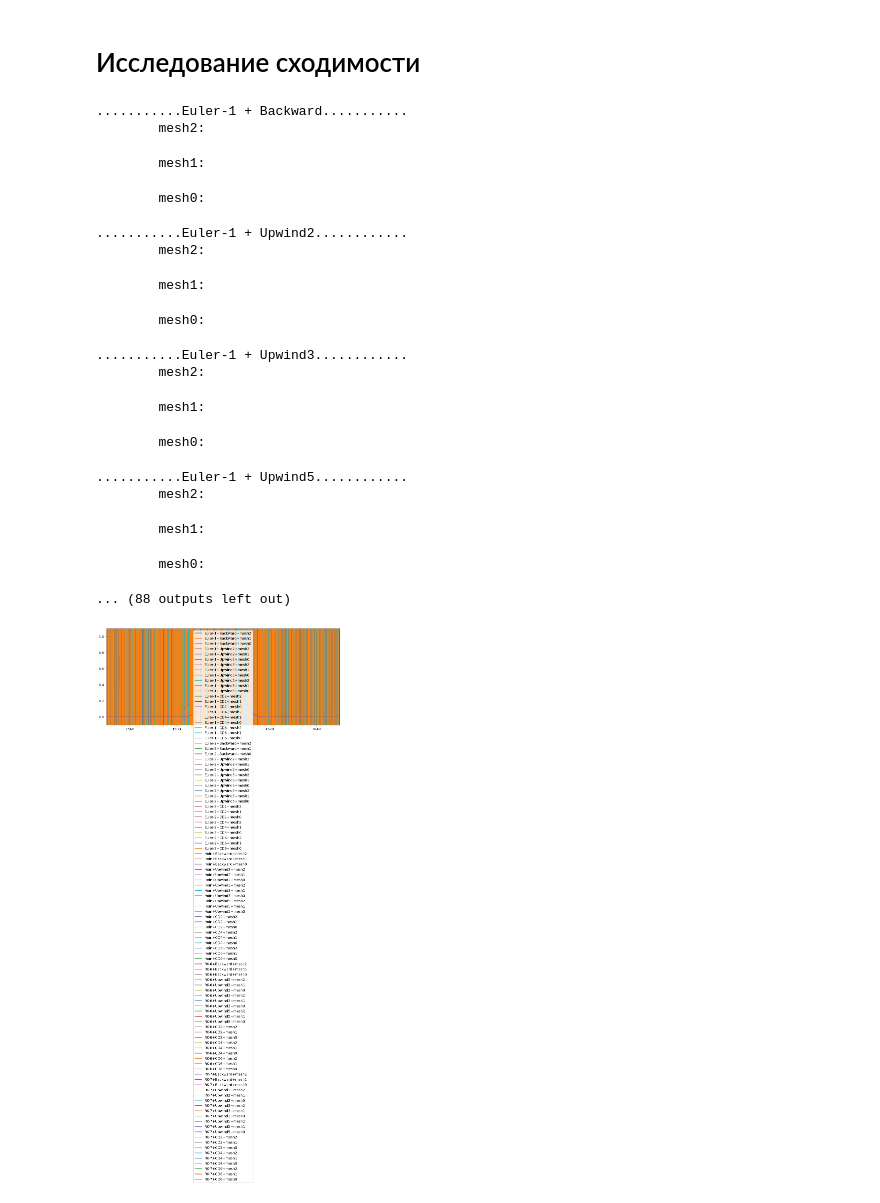
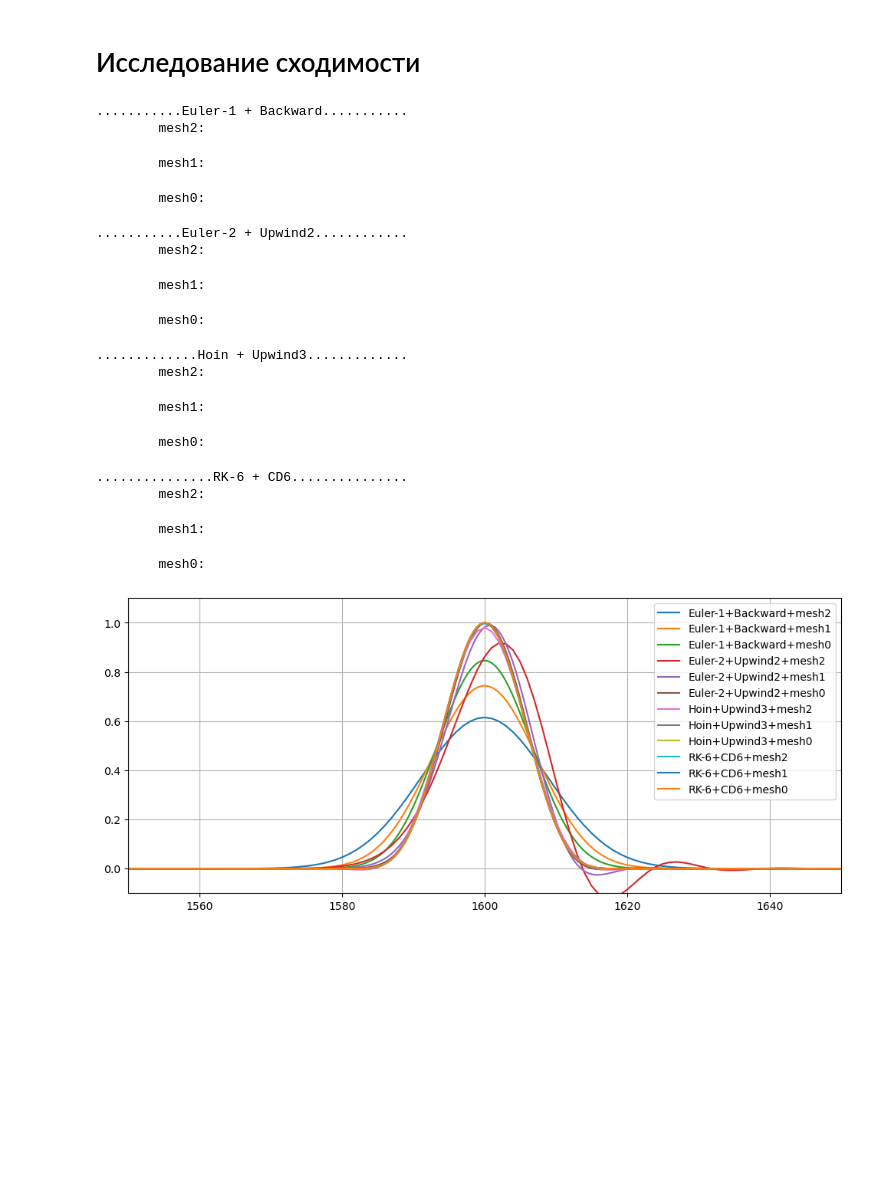
Before and after one commit to ruslan-shtin/computational_aerodynamics_on_Python, a Jupyter notebook: OneDimensionalProblems/Finite_difference_method/main_runner.ipynb, the cells around one changed output. Drawn from its saved outputs; the diff is of its cells as text; code cells hidden in the pictures; blank space fills up the shorter version.

```diff
--- a/OneDimensionalProblems/Finite_difference_method/main_runner.ipynb
+++ b/OneDimensionalProblems/Finite_difference_method/main_runner.ipynb
@@ -97,13 +97,11 @@ XRIGHT = 3000
 mesh2 = models.Mesh(XLEFT, XRIGHT, N=3001)
 mesh1 = mesh2.get_twice_grid()
 mesh0 = mesh1.get_twice_grid()
-mesh00 = mesh0.get_twice_grid()
 
 meshes_kw = {
     "mesh2" : mesh2,
     "mesh1" : mesh1,
     "mesh0" : mesh0,
-    "mesh00" : mesh00,
 }
 # %%
 Cu = 0.5
@@ -143,7 +149,8 @@ mesh_list += ["mesh0"]
 # %%
 solutions_kw = dict()
-for time_step_method in time_step_methods_list:
-    for space_deriv_approx_method in space_deriv_approx_methods_list:
+# for time_step_method in time_step_methods_list:
+#     for space_deriv_approx_method in space_deriv_approx_methods_list:
+for (time_step_method, space_deriv_approx_method) in calc_modes:
         print(f"{time_step_method} + {space_deriv_approx_method}".center(40, "."))
         for mesh_name in mesh_list:
             print(f"\t{mesh_name}:")
@@ -157,37 +164,37 @@ for time_step_method in time_step_methods_list:
         mesh2:
         mesh1:
         mesh0:
-...........Euler-1 + Upwind2............
+...........Euler-2 + Upwind2............
         mesh2:
         mesh1:
         mesh0:
-...........Euler-1 + Upwind3............
+.............Hoin + Upwind3.............
         mesh2:
         mesh1:
         mesh0:
-...........Euler-1 + Upwind5............
+...............RK-6 + CD6...............
         mesh2:
         mesh1:
         mesh0:
-... (88 outputs left out)
 # %%
 fig, ax = plt.subplots(ncols=1, nrows=1, figsize=(12, 5))
 
-for time_step_method in time_step_methods_list:
-    for space_deriv_approx_method in space_deriv_approx_methods_list:
+# for time_step_method in time_step_methods_list:
+#     for space_deriv_approx_method in space_deriv_approx_methods_list:
+for (time_step_method, space_deriv_approx_method) in calc_modes:
         for mesh_name in mesh_list:
             mesh = meshes_kw[mesh_name]
             U_num = solutions_kw[(time_step_method, space_deriv_approx_method, mesh_name)]
             label = f"{time_step_method}+{space_deriv_approx_method}+{mesh_name}"
             ax.plot(mesh.xnodes, U_num, label=label)
 
 ax.legend()
 ax.set_xlim(1550, 1650)
 ax.set_ylim(-0.1, 1.1)
 ax.grid()
 plt.show()
 # %% [output]
-[figure, old version]
+[figure, new version]
 # %%
 # вычисление ошибок
 errors_kw = {}
```
Also changed, not shown: parts of 4 cells of this notebook, 1 other file.
